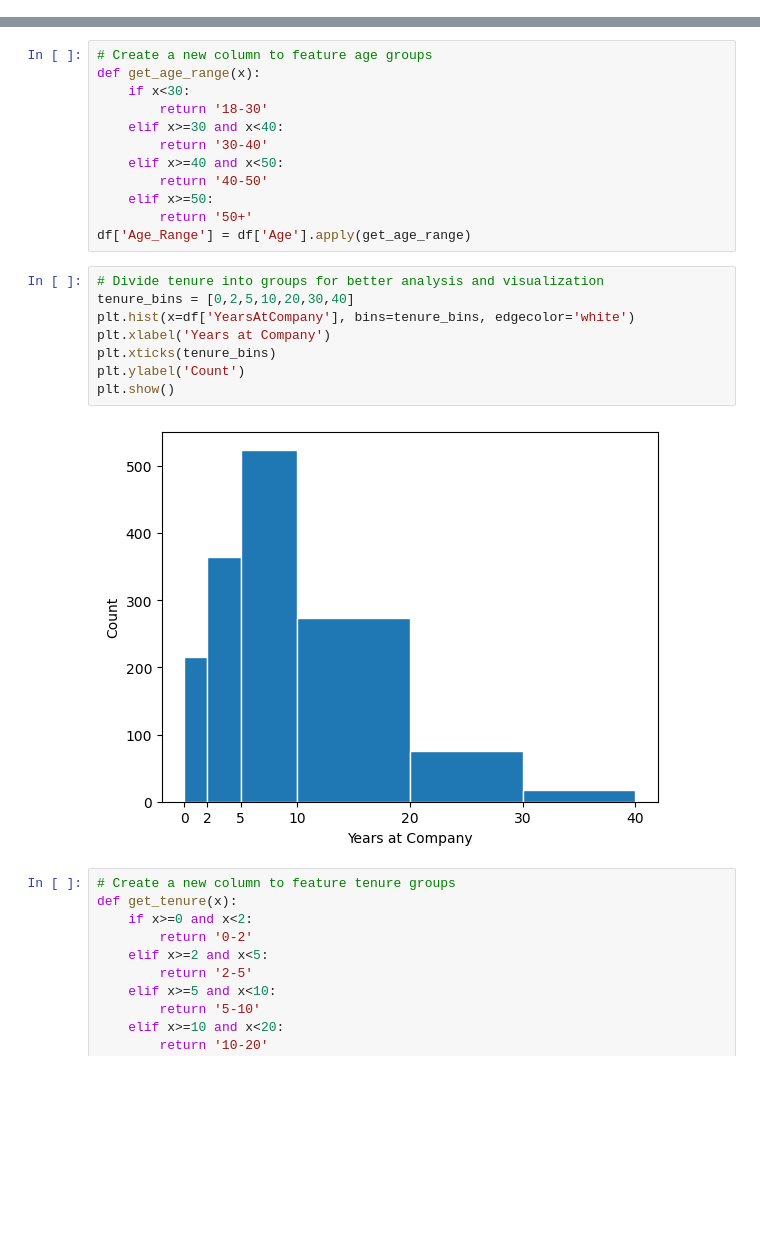
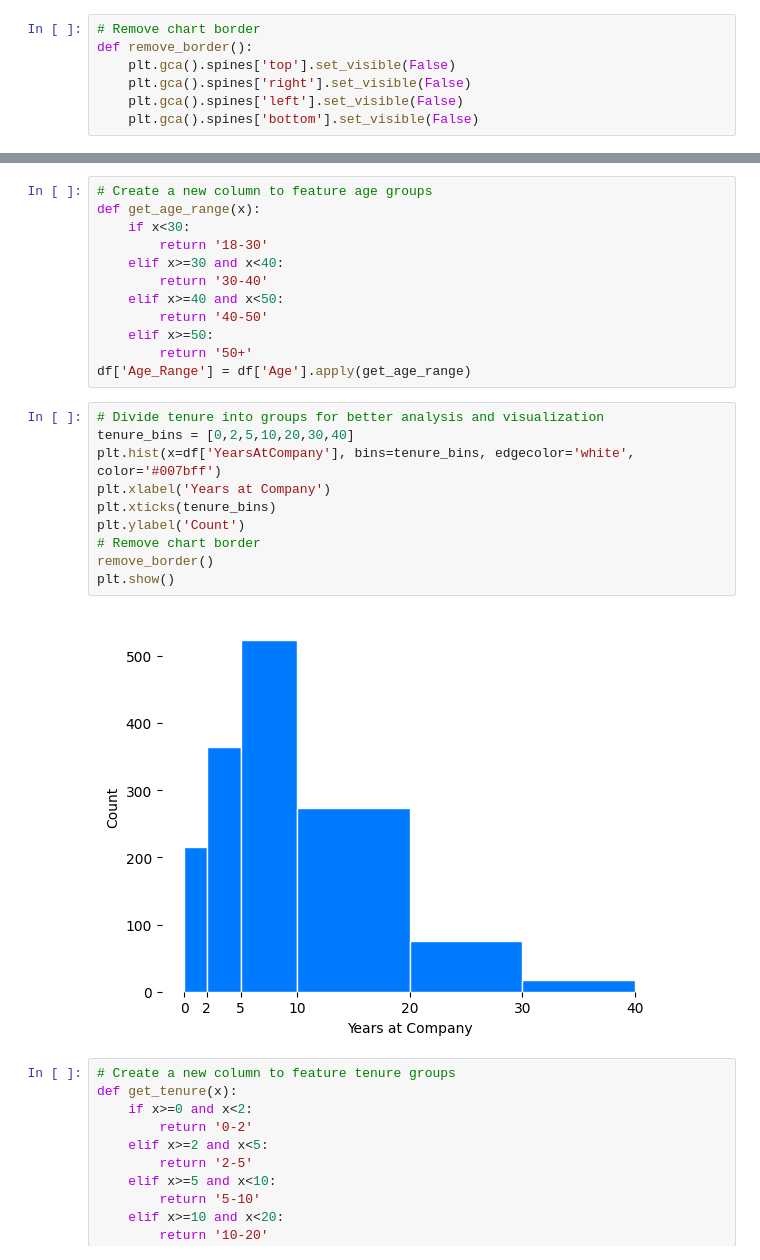
Before and after one commit to ngocmy128/hr-analytics-employee-attrition-analysis-and-prediction, a Jupyter notebook: Employee Attrition Prediction.ipynb, the cells around one changed output, grey strips where cells are left out. Drawn from its saved outputs; the diff is of its cells as text; blank space fills up the shorter version.

```diff
--- a/Employee Attrition Prediction.ipynb
+++ b/Employee Attrition Prediction.ipynb
@@ -111,6 +128,13 @@ df.describe(include='all')
 # %%
 # Drop irrelevant columns
 df.drop(columns=['StandardHours', 'Over18', 'EmployeeCount'], axis=1, inplace=True)
+# %%
+# Remove chart border
+def remove_border():
+    plt.gca().spines['top'].set_visible(False)
+    plt.gca().spines['right'].set_visible(False)
+    plt.gca().spines['left'].set_visible(False)
+    plt.gca().spines['bottom'].set_visible(False)
 # %%
 # Divide age into groups for better analysis and visualization
 age_groups = [18,20,30,40,50,60]
@@ -135,13 +162,15 @@ df['Age_Range'] = df['Age'].apply(get_age_range)
 # %%
 # Divide tenure into groups for better analysis and visualization
 tenure_bins = [0,2,5,10,20,30,40]
-plt.hist(x=df['YearsAtCompany'], bins=tenure_bins, edgecolor='white')
+plt.hist(x=df['YearsAtCompany'], bins=tenure_bins, edgecolor='white', color='#007bff')
 plt.xlabel('Years at Company')
 plt.xticks(tenure_bins)
 plt.ylabel('Count')
+# Remove chart border
+remove_border()
 plt.show()
 # %% [output]
-[figure, old version]
+[figure, new version]
 # %%
 # Create a new column to feature tenure groups
 def get_tenure(x):
```
Also changed, not shown: parts of 19 cells of this notebook.
